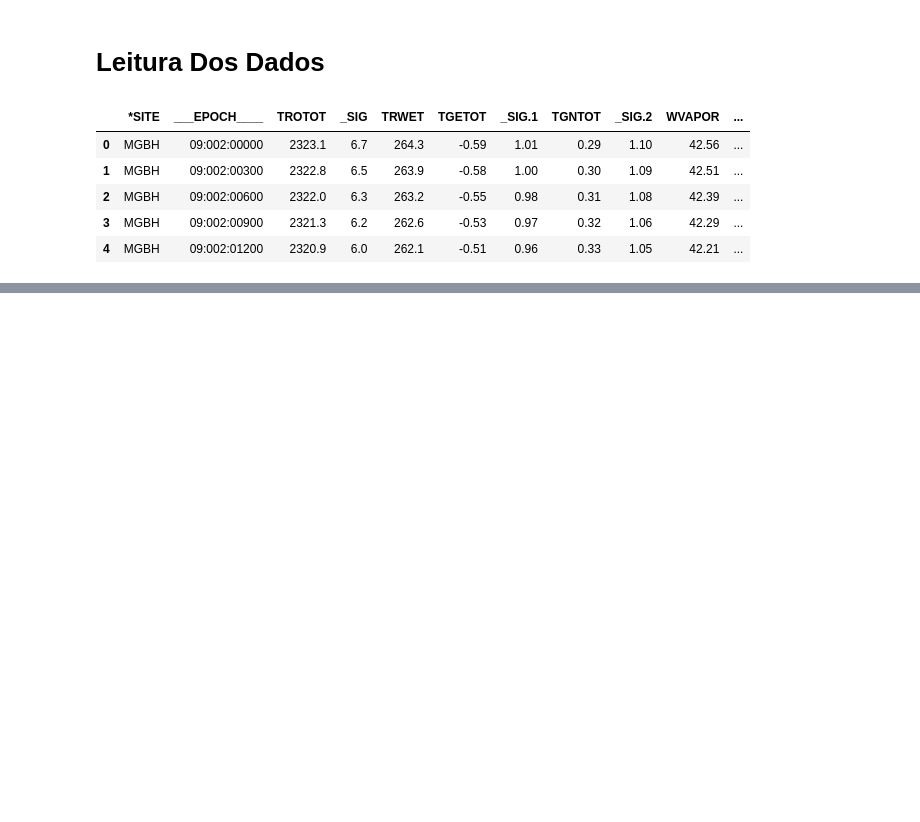
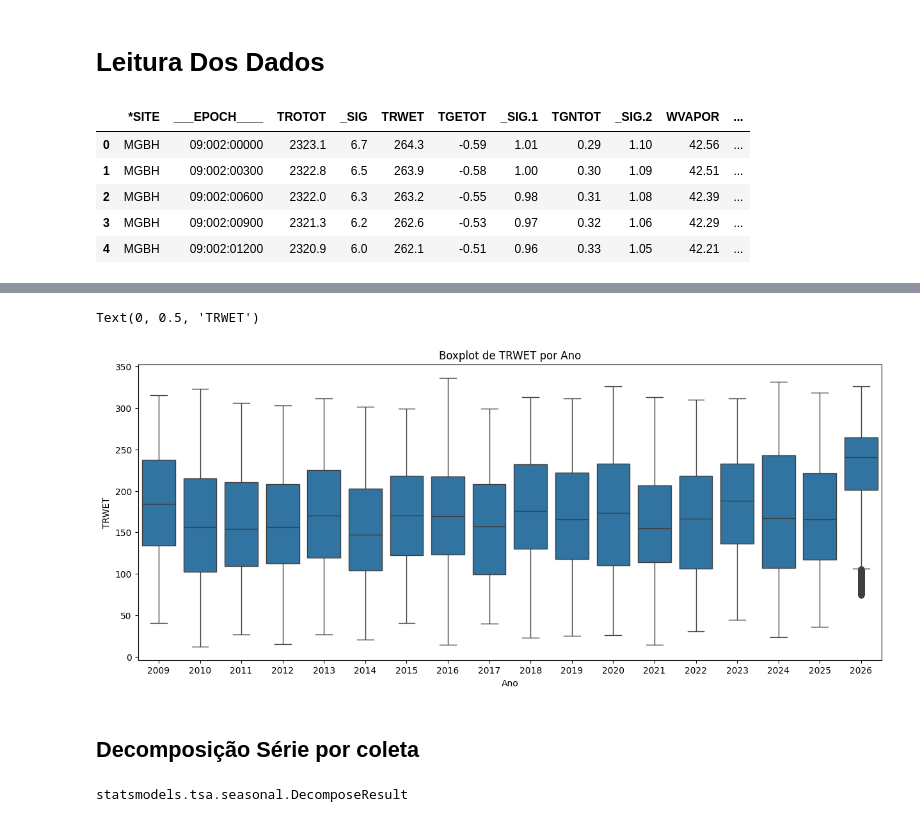
Before and after one commit to Rafarockdf/IC_GNSS, a Jupyter notebook: EstudoGNSS/codigo.ipynb, the cells around one changed output, grey strips where cells are left out. Cells and saved outputs as stored; diff of their text form; code cells hidden in the pictures; blank space fills up the shorter version.

```diff
--- a/EstudoGNSS/codigo.ipynb
+++ b/EstudoGNSS/codigo.ipynb
@@ -20,0 +158,16 @@ dados.head()
+# %%
+fig, ax = plt.subplots(figsize=(15, 6))
+
+indice_ano = TRWET.TRWET.index.year
+VALOR = TRWET.TRWET
+
+sns.boxplot(x=indice_ano, y=VALOR, ax=ax, data = TRWET)
+
+plt.title('Boxplot de TRWET por Ano')
+plt.xlabel('Ano')
+plt.ylabel('TRWET')
+# %% [output]
+Text(0, 0.5, 'TRWET')
+[figure, added]
+# %% [markdown]
+## Decomposição Série por coleta
@@ -20,0 +176,4 @@ dados.head()
+# %%
+type(decomposicao_multiplicativa)
+# %% [output]
+statsmodels.tsa.seasonal.DecomposeResult
```
Also changed, not shown: parts of 28 cells of this notebook.
